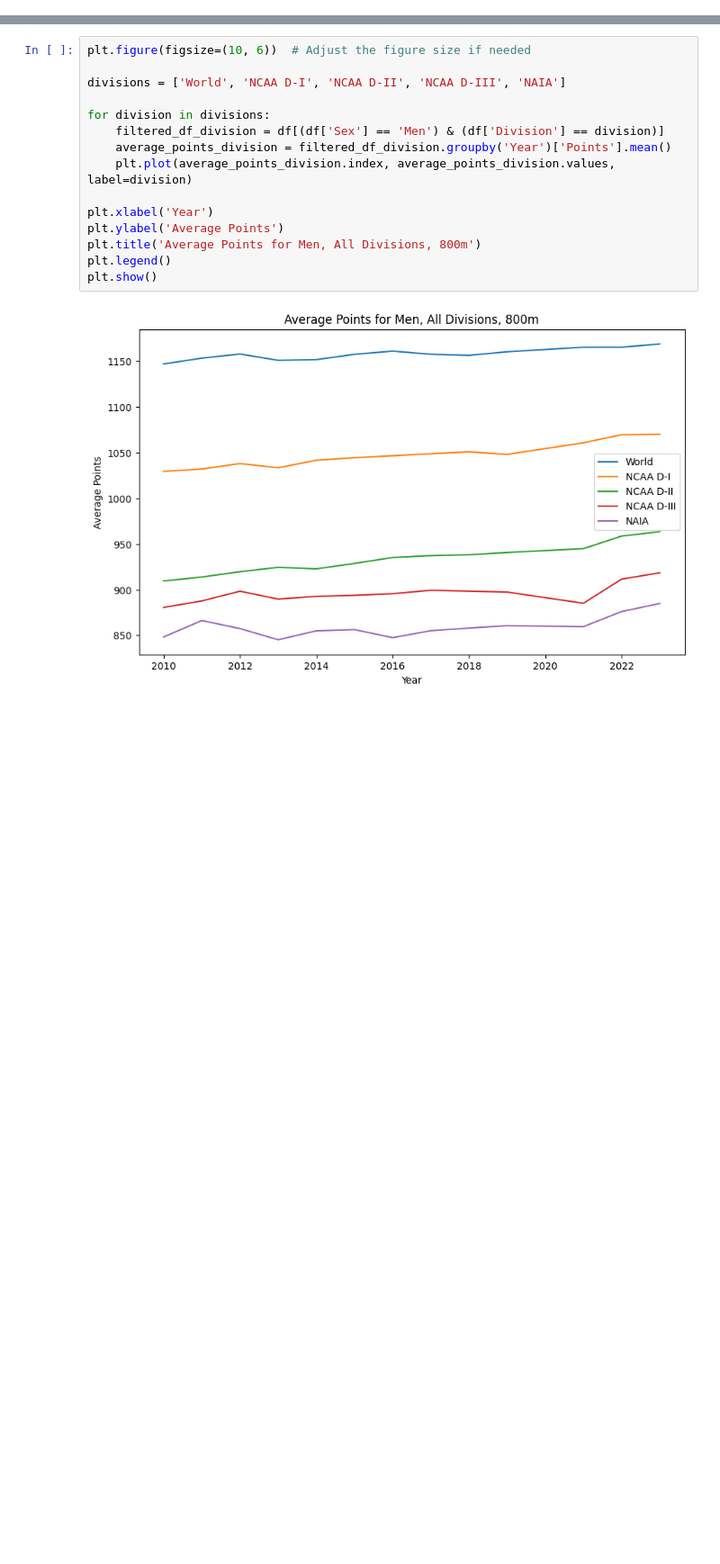
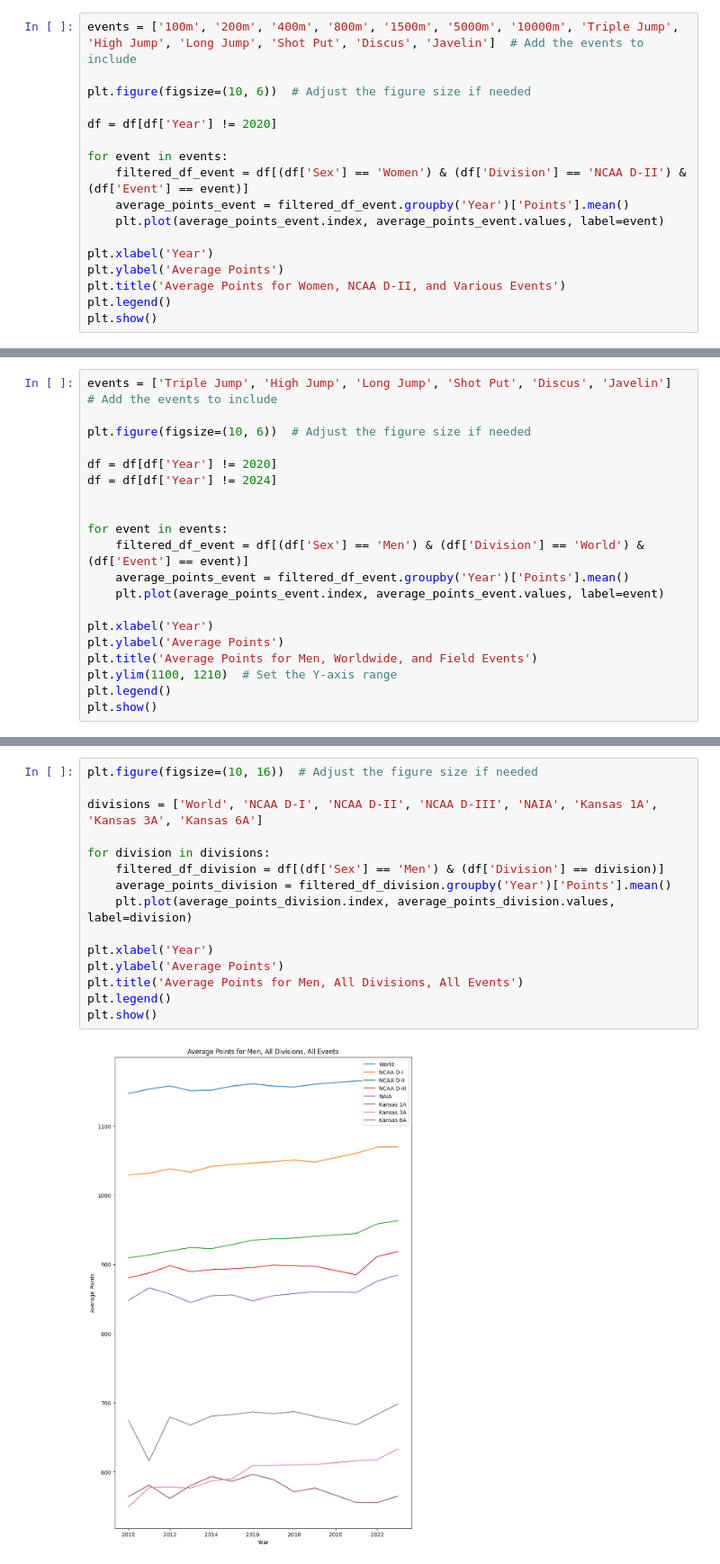
Before and after one commit to GeckoG/NW-Capstone, a Jupyter notebook: EDA.ipynb, the cells around one changed output, grey strips where cells are left out. Shown at 90% size. Cells and saved outputs as stored; diff of their text form; blank space fills up the shorter version.

```diff
--- a/EDA.ipynb
+++ b/EDA.ipynb
@@ -26,0 +64,17 @@ df.describe()
+# %%
+events = ['100m', '200m', '400m', '800m', '1500m', '5000m', '10000m', 'Triple Jump', 'High Jump', 'Long Jump', 'Shot Put', 'Discus', 'Javelin']  # Add the events to include
+
+plt.figure(figsize=(10, 6))  # Adjust the figure size if needed
+
+df = df[df['Year'] != 2020]
+
+for event in events:
+    filtered_df_event = df[(df['Sex'] == 'Women') & (df['Division'] == 'NCAA D-II') & (df['Event'] == event)]
+    average_points_event = filtered_df_event.groupby('Year')['Points'].mean()
+    plt.plot(average_points_event.index, average_points_event.values, label=event)
+
+plt.xlabel('Year')
+plt.ylabel('Average Points')
+plt.title('Average Points for Women, NCAA D-II, and Various Events')
+plt.legend()
+plt.show()
@@ -47,0 +159,20 @@ plt.show()
+# %%
+events = ['Triple Jump', 'High Jump', 'Long Jump', 'Shot Put', 'Discus', 'Javelin']  # Add the events to include
+
+plt.figure(figsize=(10, 6))  # Adjust the figure size if needed
+
+df = df[df['Year'] != 2020]
+df = df[df['Year'] != 2024]
+
+
+for event in events:
+    filtered_df_event = df[(df['Sex'] == 'Men') & (df['Division'] == 'World') & (df['Event'] == event)]
+    average_points_event = filtered_df_event.groupby('Year')['Points'].mean()
+    plt.plot(average_points_event.index, average_points_event.values, label=event)
+
+plt.xlabel('Year')
+plt.ylabel('Average Points')
+plt.title('Average Points for Men, Worldwide, and Field Events')
+plt.ylim(1100, 1210)  # Set the Y-axis range
+plt.legend()
+plt.show()
@@ -48,17 +183,17 @@ plt.show()
 # %%
-plt.figure(figsize=(10, 6))  # Adjust the figure size if needed
+plt.figure(figsize=(10, 16))  # Adjust the figure size if needed
 
-divisions = ['World', 'NCAA D-I', 'NCAA D-II', 'NCAA D-III', 'NAIA']
+divisions = ['World', 'NCAA D-I', 'NCAA D-II', 'NCAA D-III', 'NAIA', 'Kansas 1A', 'Kansas 3A', 'Kansas 6A']
 
 for division in divisions:
     filtered_df_division = df[(df['Sex'] == 'Men') & (df['Division'] == division)]
     average_points_division = filtered_df_division.groupby('Year')['Points'].mean()
     plt.plot(average_points_division.index, average_points_division.values, label=division)
 
 plt.xlabel('Year')
 plt.ylabel('Average Points')
-plt.title('Average Points for Men, All Divisions, 800m')
+plt.title('Average Points for Men, All Divisions, All Events')
 plt.legend()
 plt.show()
 # %% [output]
-[figure, old version]
+[figure, new version]
```
Also changed, not shown: parts of 25 cells of this notebook, 5 other files.
